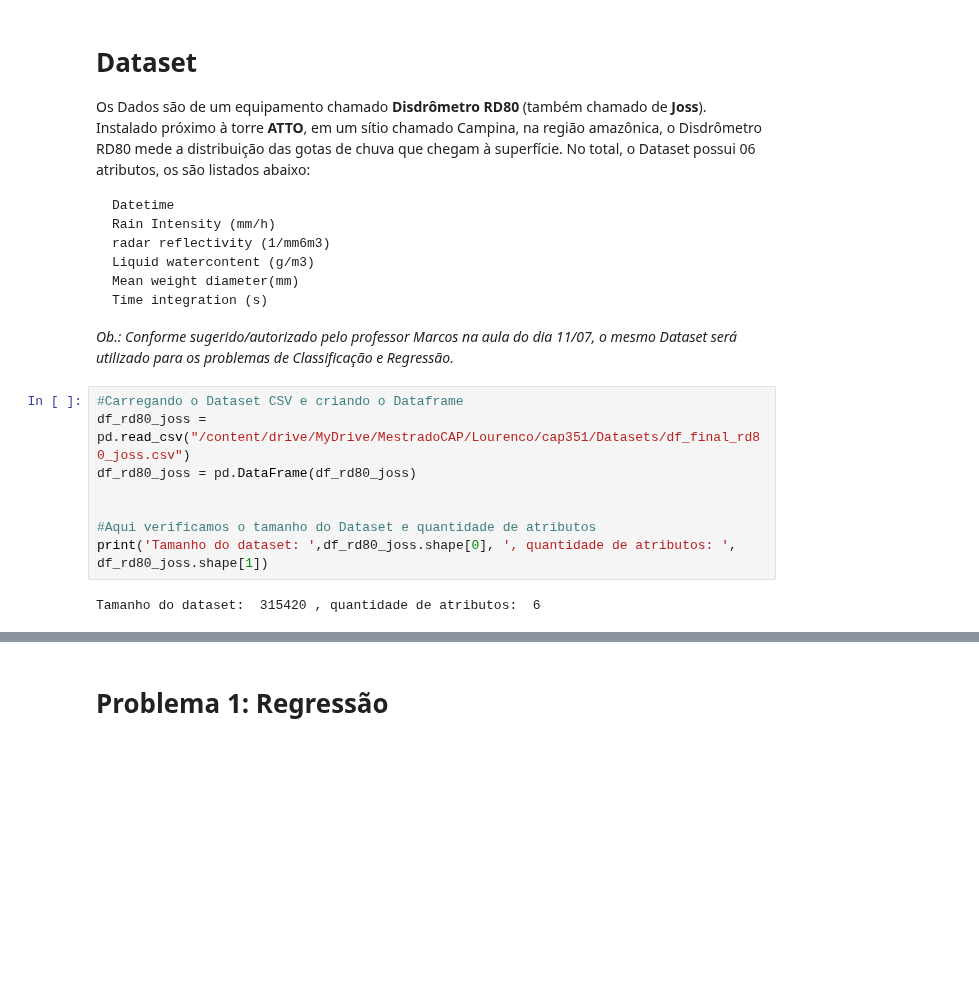
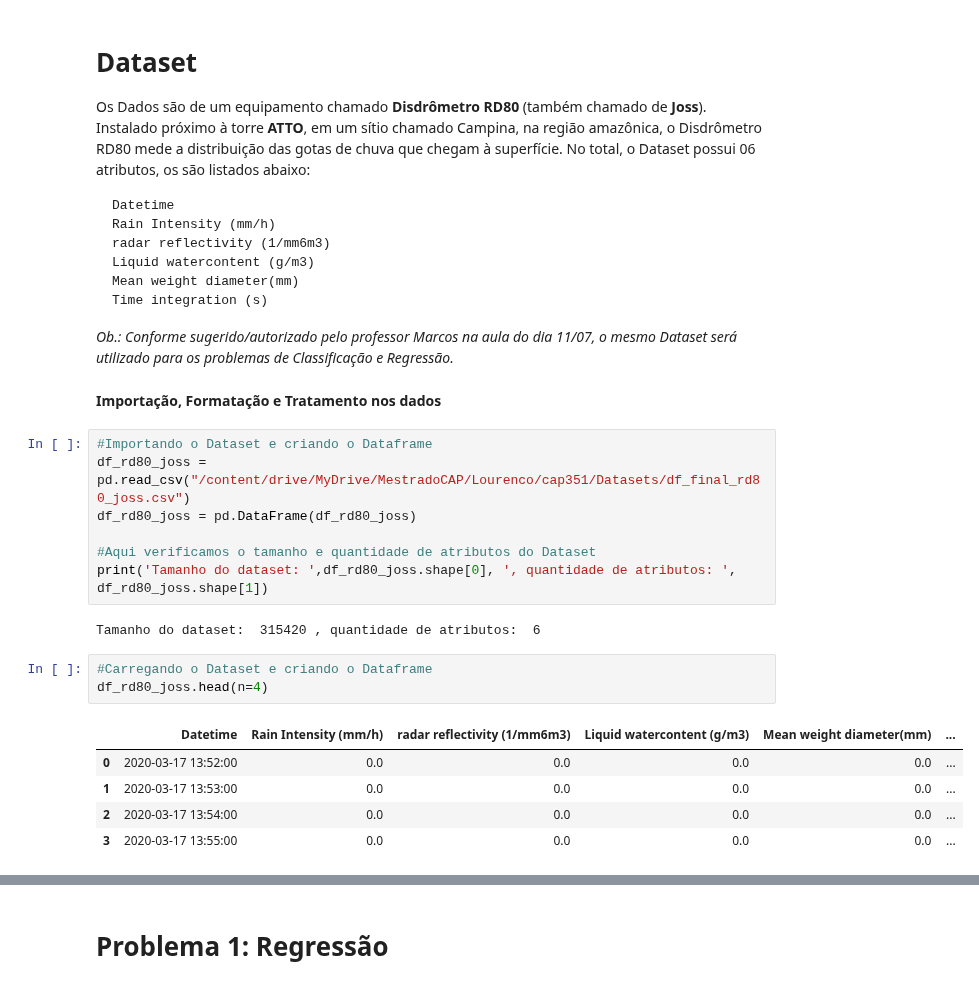
Before and after one commit to lourencocavalcante/Neurocomputacao, a Jupyter notebook: CAP351_Projeto_01_MLP.ipynb, the cells around one changed output, grey strips where cells are left out. Cells and saved outputs as stored; diff of their text form; blank space fills up the shorter version.

````diff
--- a/CAP351_Projeto_01_MLP.ipynb
+++ b/CAP351_Projeto_01_MLP.ipynb
@@ -79,13 +79,23 @@ Time integration (s)
 ```
 
 *Ob.: Conforme sugerido/autorizado pelo professor Marcos na aula do dia 11/07, o mesmo Dataset será utilizado para os problemas de Classificação e Regressão.*
+# %% [markdown]
+**Importação, Formatação e Tratamento nos dados**
 # %%
-#Carregando o Dataset CSV e criando o Dataframe
+#Importando o Dataset e criando o Dataframe
 df_rd80_joss = pd.read_csv("/content/drive/MyDrive/MestradoCAP/Lourenco/cap351/Datasets/df_final_rd80_joss.csv")
 df_rd80_joss = pd.DataFrame(df_rd80_joss)
 
-
-#Aqui verificamos o tamanho do Dataset e quantidade de atributos
+#Aqui verificamos o tamanho e quantidade de atributos do Dataset
 print('Tamanho do dataset: ',df_rd80_joss.shape[0], ', quantidade de atributos: ', df_rd80_joss.shape[1])
 # %% [output]
 Tamanho do dataset:  315420 , quantidade de atributos:  6
+# %%
+#Carregando o Dataset e criando o Dataframe
+df_rd80_joss.head(n=4)
+# %% [output]
+|  | Datetime | Rain Intensity (mm/h) | radar reflectivity (1/mm6m3) | Liquid watercontent (g/m3) | Mean weight diameter(mm) | ... |
+| 0 | 2020-03-17 13:52:00 | 0.0 | 0.0 | 0.0 | 0.0 | ... |
+| 1 | 2020-03-17 13:53:00 | 0.0 | 0.0 | 0.0 | 0.0 | ... |
+| 2 | 2020-03-17 13:54:00 | 0.0 | 0.0 | 0.0 | 0.0 | ... |
+| 3 | 2020-03-17 13:55:00 | 0.0 | 0.0 | 0.0 | 0.0 | ... |
````
Also changed, not shown: parts of 16 cells of this notebook.
